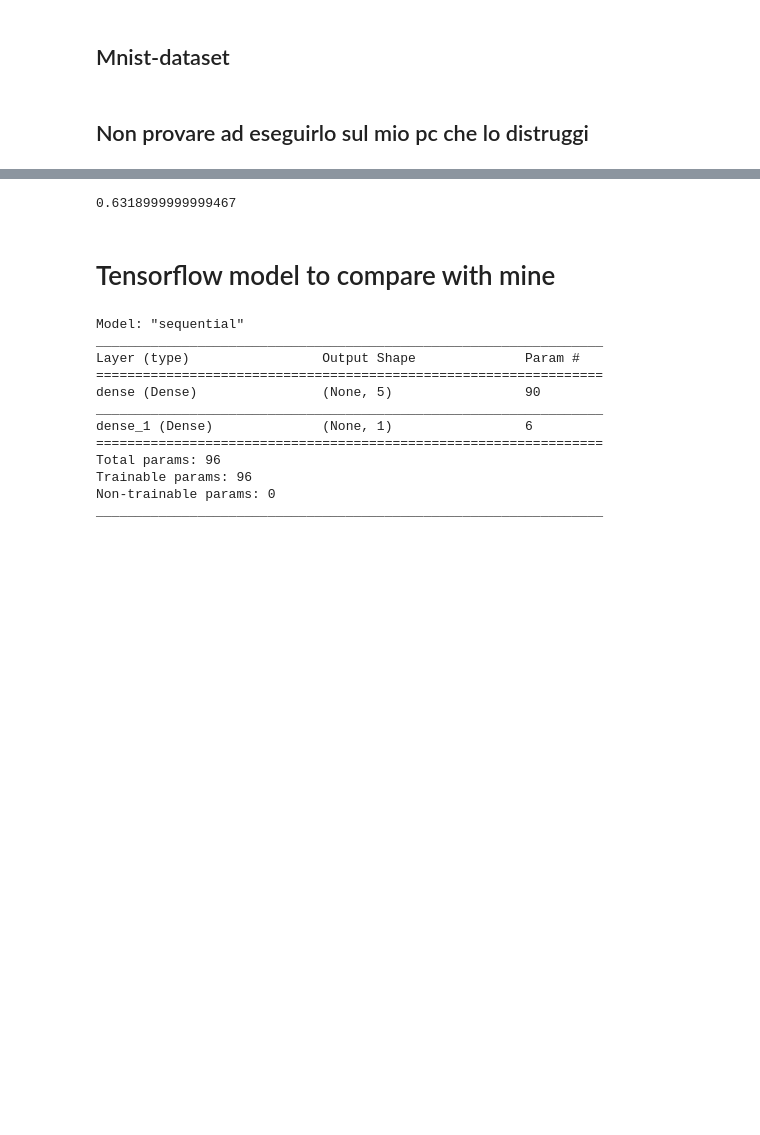
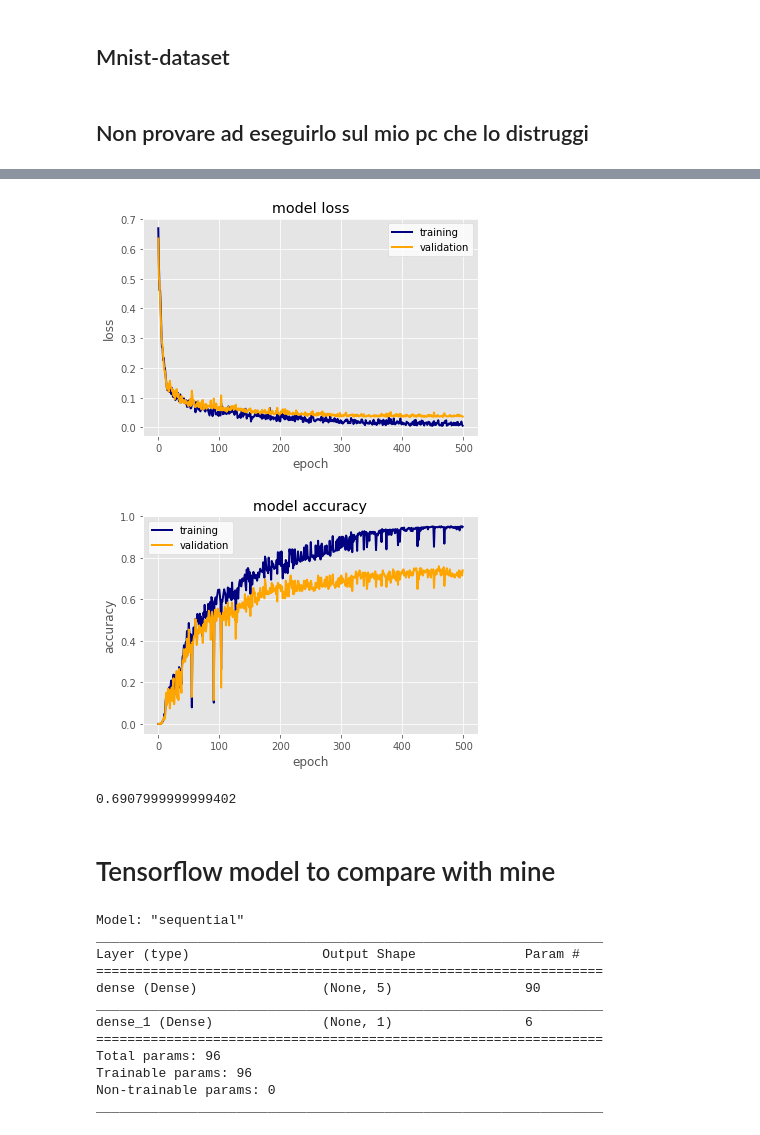
Before and after one commit to vlnraf/WaveGrad, a Jupyter notebook: test_NeuralNetwork.ipynb, the cells around one changed output, grey strips where cells are left out. Cells and saved outputs as stored; diff of their text form; code cells hidden in the pictures; blank space fills up the shorter version.

Commit message:
Add test on mnist dataset

```diff
--- a/test_NeuralNetwork.ipynb
+++ b/test_NeuralNetwork.ipynb
@@ -90,4 +88,7 @@ KeyboardInterrupt:
 # %%
-# plot_loss(net)
-# plot_accuracy(net)
+plot_loss(net)
+plot_accuracy(net)
+# %% [output]
+[figure, added]
+[figure, added]
 # %%
@@ -95,7 +96,7 @@ KeyboardInterrupt:
 # %%
-# net.accuracy(y_test, np.round(out))
+accuracy(y_test, np.round(out))
 # %% [output]
-0.6318999999999467
+0.6907999999999402
 # %% [markdown]
 # Tensorflow model to compare with mine
 # %%
```
Also changed, not shown: parts of 5 cells of this notebook.
